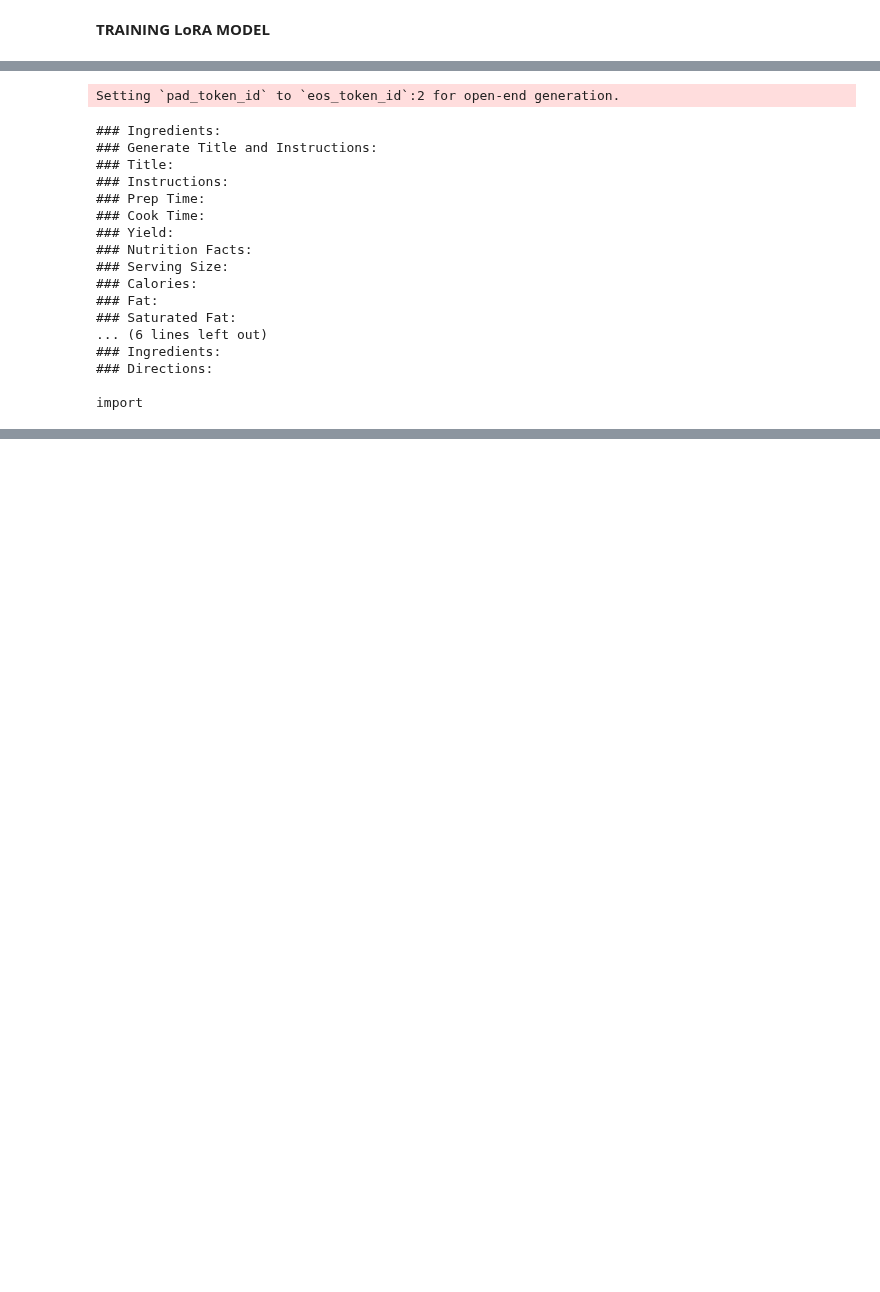
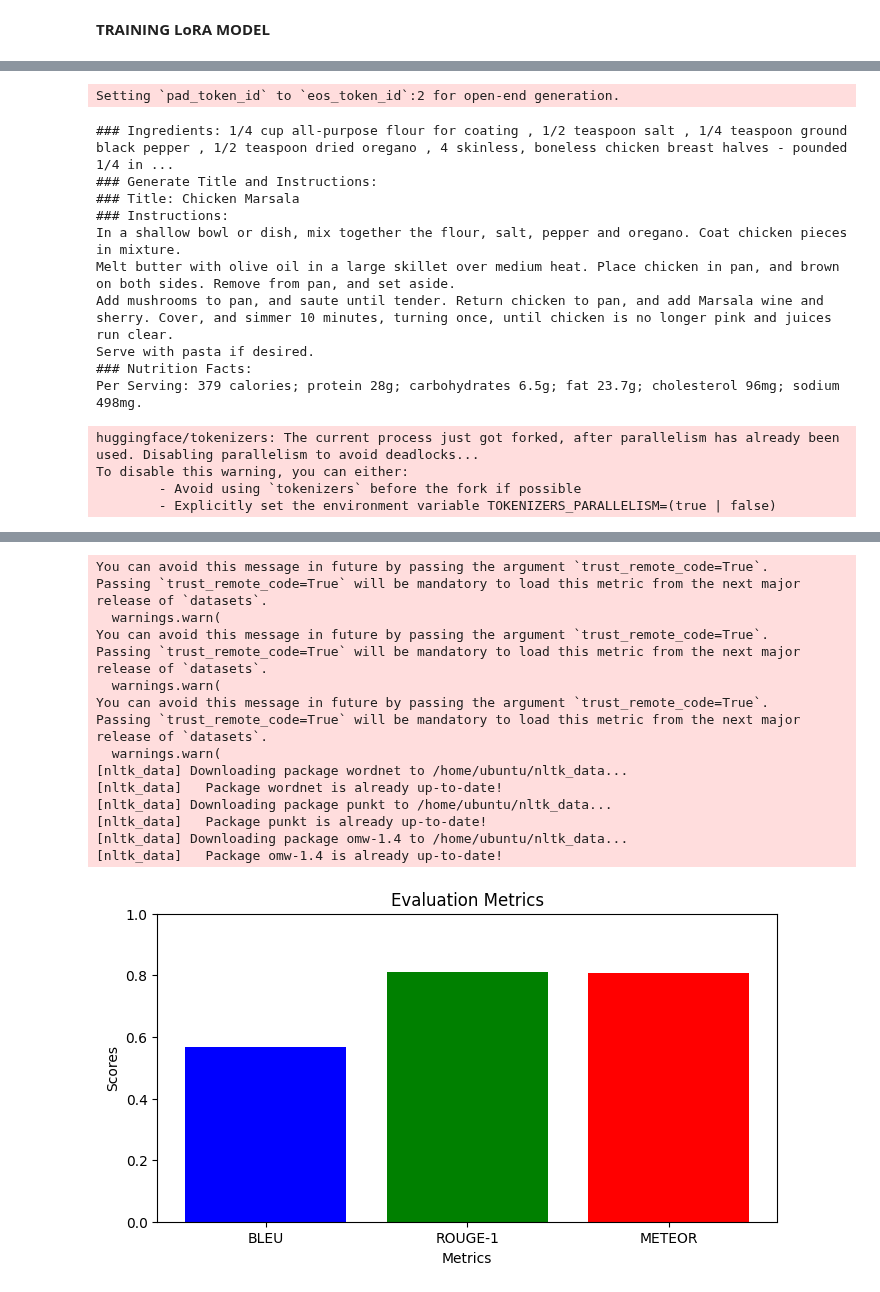
Before and after one commit to MattRamb97/Erasmus_Hardgainers, a Jupyter notebook: Recipes_model_v3.ipynb, the cells around one changed output, grey strips where cells are left out. Drawn from its saved outputs; the diff is of its cells as text; code cells hidden in the pictures; blank space fills up the shorter version.

```diff
--- a/Recipes_model_v3.ipynb
+++ b/Recipes_model_v3.ipynb
@@ -457,9 +470,9 @@ eval_tokenizer = AutoTokenizer.from_pretrained(base_model_id, add_bos_token=True
 # %%
 from peft import PeftModel
 
-ft_model = PeftModel.from_pretrained(base_model, "output/checkpoint-300")
+ft_model = PeftModel.from_pretrained(base_model, "output/checkpoint-450")
 # %%
-eval_prompt = f"Ingredients: {df_ar['ingredients'].iloc[1]} ### Expected Output: ### Title: {title} ### Instructions: {instructions}"
+eval_prompt = f"### Ingredients: {df_ar['ingredients'].iloc[57]}\n### Generate Title and Instructions:\n### Title:"
 
 #f"### Ingredients: {df_ar['ingredients'].iloc[1]}\n### Generate Title and Instructions:\n### Title:"
 
@@ -467,28 +480,22 @@ model_input = eval_tokenizer(eval_prompt, return_tensors="pt").to("cuda")
 
 ft_model.eval()
 with torch.no_grad():
-    generated_texts = eval_tokenizer.decode(ft_model.generate(**model_input, max_new_tokens=100, repetition_penalty=1.15)[0], skip_special_tokens=True)
+    generated_texts = eval_tokenizer.decode(ft_model.generate(**model_input, max_new_tokens=200, repetition_penalty=1.15)[0], skip_special_tokens=True)
     print(generated_texts)
 # %% [output]
 Setting `pad_token_id` to `eos_token_id`:2 for open-end generation.
-### Ingredients:
+### Ingredients: 1/4 cup all-purpose flour for coating , 1/2 teaspoon salt , 1/4 teaspoon ground black pepper , 1/2 teaspoon dried oregano , 4 skinless, boneless chicken breast halves - pounded 1/4 in ...
 ### Generate Title and Instructions:
-### Title:
+### Title: Chicken Marsala
 ### Instructions:
-### Prep Time:
-### Cook Time:
-### Yield:
+In a shallow bowl or dish, mix together the flour, salt, pepper and oregano. Coat chicken pieces in mixture.
+Melt butter with olive oil in a large skillet over medium heat. Place chicken in pan, and brown on both sides. Remove from pan, and set aside.
+Add mushrooms to pan, and saute until tender. Return chicken to pan, and add Marsala wine and sherry. Cover, and simmer 10 minutes, turning once, until chicken is no longer pink and juices run clear.
+Serve with pasta if desired.
 ### Nutrition Facts:
-### Serving Size:
-### Calories:
-### Fat:
-### Saturated Fat:
-... (6 lines left out)
-### Ingredients:
-### Directions:
-
-import
+Per Serving: 379 calories; protein 28g; carbohydrates 6.5g; fat 23.7g; cholesterol 96mg; sodium 498mg.
 # %%
+!pip install rouge_score
 import matplotlib.pyplot as plt
 
 def evaluate_and_plot(generated_text, reference_text):
@@ -502,7 +509,7 @@ def evaluate_and_plot(generated_text, reference_text):
 
     # Compute metrics
     bleu_result = bleu_metric.compute(predictions=predictions, references=references)['bleu']
-    rouge_result = rouge_metric.compute(predictions=[generated_text], references=[reference_text])['rouge-1']['f']
+    rouge_result = rouge_metric.compute(predictions=[generated_text], references=[reference_text])['rouge1'].mid.fmeasure
     meteor_result = meteor_metric.compute(predictions=[generated_text], references=[reference_text])['meteor']
 
     # Prepare data for plotting
@@ -519,9 +526,12 @@ def evaluate_and_plot(generated_text, reference_text):
     plt.show()
 
 # Example generated and reference texts
-reference_texts = f"Ingredients: {df_ar['ingredients'].iloc[1]} ### Expected Output: ### Title: {df_ar['title'].iloc[1]} ### Instructions: {df_ar['instructions'].iloc[1]}"
-#f"### Ingredients: {df_ar['ingredients'].iloc[1]}\n### Generate Title and Instructions:\n### Title:{df_ar['title'].iloc[1]}\nInstrictions:{df_ar['instructions'].iloc[1]}"
-
+reference_texts = f"### Ingredients: {df_ar['ingredients'].iloc[57]}\n### Generate Title and Instructions:\n### Title:{df_ar['title'].iloc[57]}\n### Instructions: {df_ar['instructions'].iloc[57]}"
 
 # Generate plot
 evaluate_and_plot(generated_texts, reference_texts)
+# %% [output]
+huggingface/tokenizers: The current process just got forked, after parallelism has already been used. Disabling parallelism to avoid deadlocks...
+To disable this warning, you can either:
+        - Avoid using `tokenizers` before the fork if possible
+        - Explicitly set the environment variable TOKENIZERS_PARALLELISM=(true | false)
@@ -527,0 +550,16 @@ evaluate_and_plot(generated_texts, reference_texts)
+You can avoid this message in future by passing the argument `trust_remote_code=True`.
+Passing `trust_remote_code=True` will be mandatory to load this metric from the next major release of `datasets`.
+  warnings.warn(
+You can avoid this message in future by passing the argument `trust_remote_code=True`.
+Passing `trust_remote_code=True` will be mandatory to load this metric from the next major release of `datasets`.
+  warnings.warn(
+You can avoid this message in future by passing the argument `trust_remote_code=True`.
+Passing `trust_remote_code=True` will be mandatory to load this metric from the next major release of `datasets`.
+  warnings.warn(
+[nltk_data] Downloading package wordnet to /home/ubuntu/nltk_data...
+[nltk_data]   Package wordnet is already up-to-date!
+[nltk_data] Downloading package punkt to /home/ubuntu/nltk_data...
+[nltk_data]   Package punkt is already up-to-date!
+[nltk_data] Downloading package omw-1.4 to /home/ubuntu/nltk_data...
+[nltk_data]   Package omw-1.4 is already up-to-date!
+[figure, added]
```
Also changed, not shown: parts of 13 cells of this notebook.
